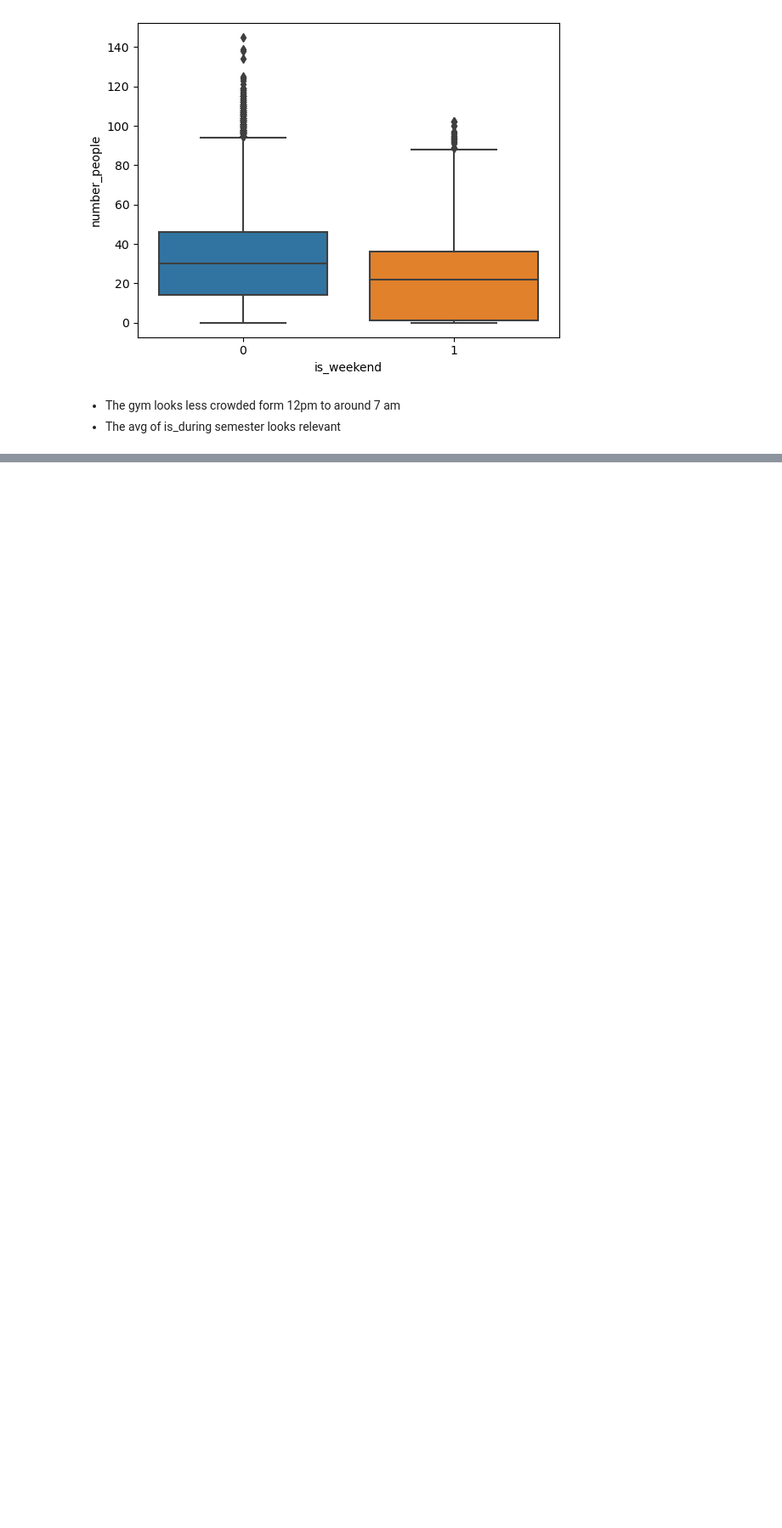
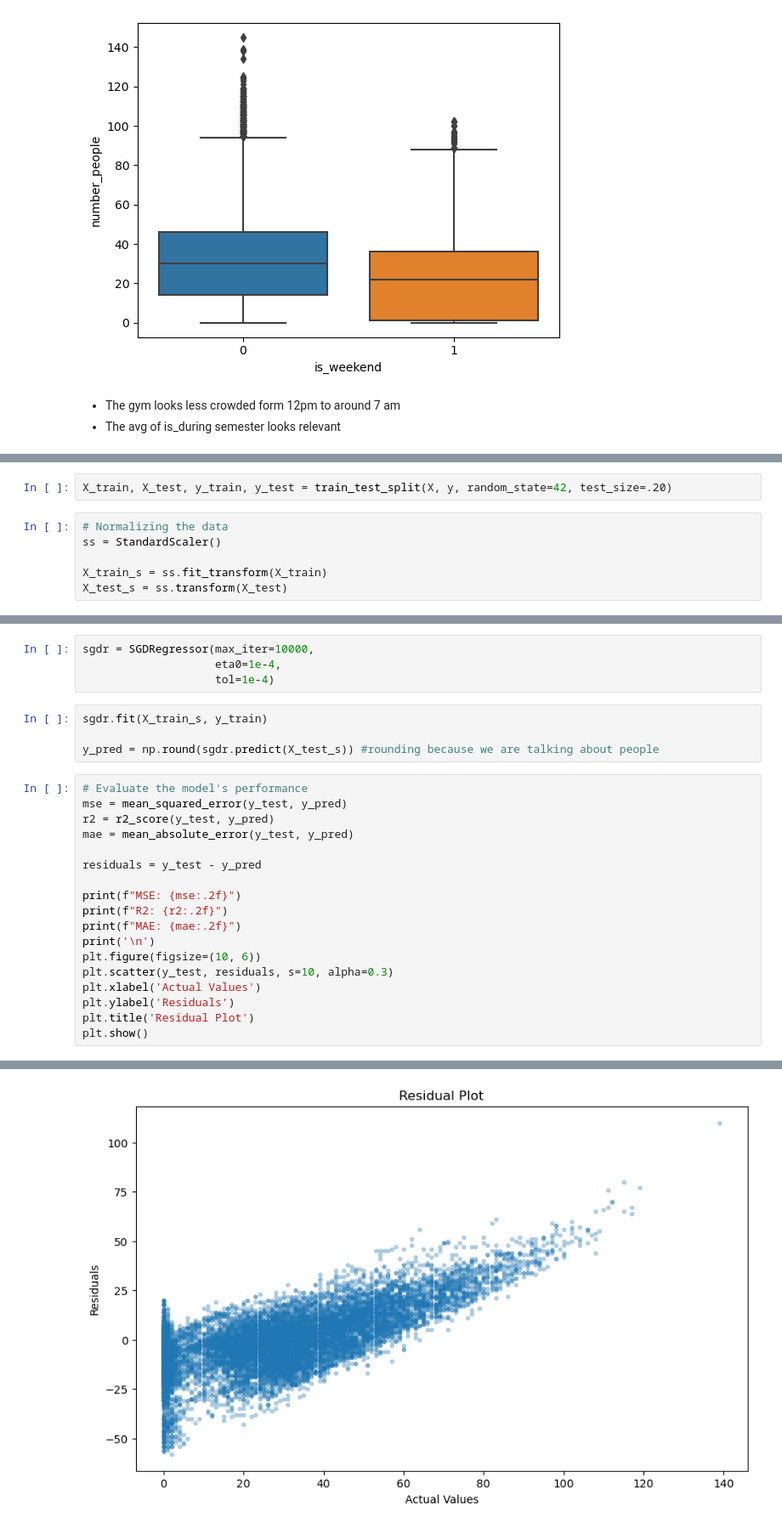
Before and after one commit to 1Elral4/Gym-crowdness-predictor, a Jupyter notebook: gym_crowdness.ipynb, the cells around one changed output, grey strips where cells are left out. Shown at 85% size. Saved outputs shown, nothing was run; the diff lists cells and outputs as text; blank space fills up the shorter version.

Commit message:
Finish the model

```diff
--- a/gym_crowdness.ipynb
+++ b/gym_crowdness.ipynb
@@ -153,0 +163,8 @@ for col in cols:
+# %%
+X_train, X_test, y_train, y_test = train_test_split(X, y, random_state=42, test_size=.20)
+# %%
+# Normalizing the data
+ss = StandardScaler()
+
+X_train_s = ss.fit_transform(X_train)
+X_test_s = ss.transform(X_test)
@@ -153,0 +173,27 @@ for col in cols:
+# %%
+sgdr = SGDRegressor(max_iter=10000,
+                    eta0=1e-4,
+                    tol=1e-4)
+# %%
+sgdr.fit(X_train_s, y_train)
+
+y_pred = np.round(sgdr.predict(X_test_s)) #rounding because we are talking about people
+# %%
+# Evaluate the model's performance
+mse = mean_squared_error(y_test, y_pred)
+r2 = r2_score(y_test, y_pred)
+mae = mean_absolute_error(y_test, y_pred)
+
+residuals = y_test - y_pred
+
+print(f"MSE: {mse:.2f}")
+print(f"R2: {r2:.2f}")
+print(f"MAE: {mae:.2f}")
+print('\n')
+plt.figure(figsize=(10, 6))
+plt.scatter(y_test, residuals, s=10, alpha=0.3)
+plt.xlabel('Actual Values')
+plt.ylabel('Residuals')
+plt.title('Residual Plot')
+plt.show()
+# %% [output]
@@ -153,0 +203 @@ for col in cols:
+[figure, added]
```
Also changed, not shown: parts of 38 cells of this notebook.
